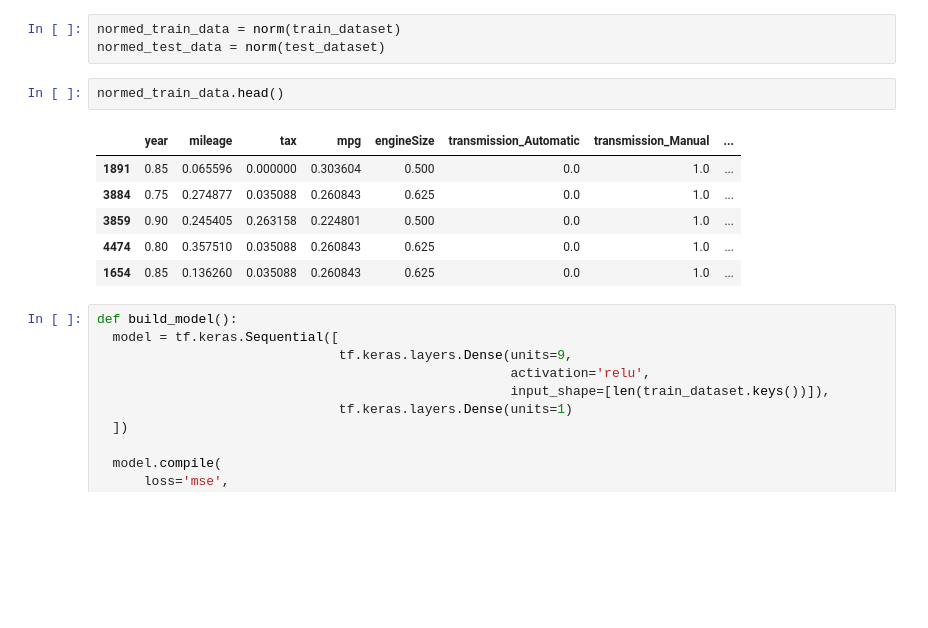
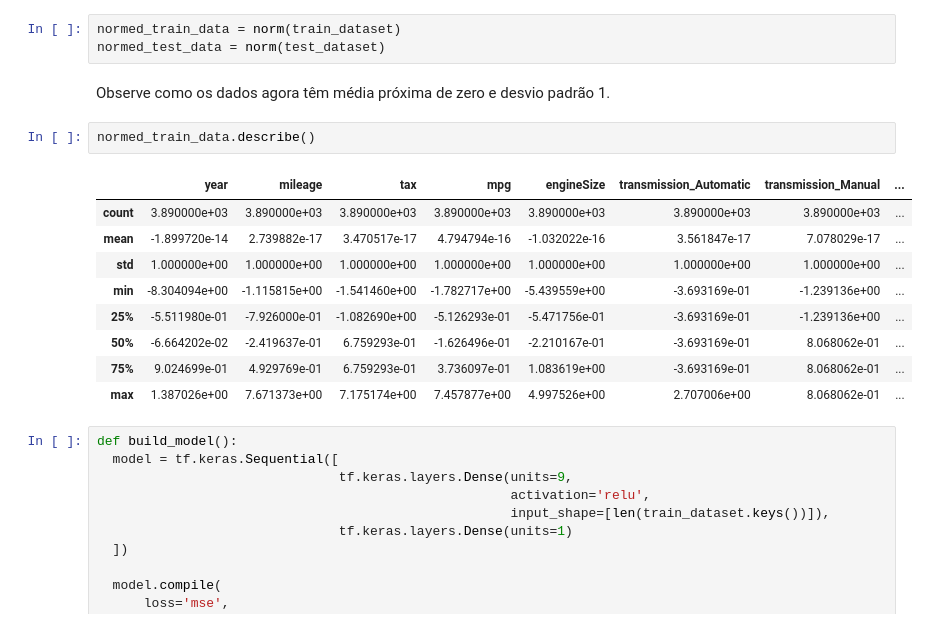
Before and after one commit to Petesuchos/rn_carros_usados, a Jupyter notebook: used_car_price_nn_predictor.ipynb, the cells around one changed output. Cells and saved outputs as stored; diff of their text form; blank space fills up the shorter version.

```diff
--- a/used_car_price_nn_predictor.ipynb
+++ b/used_car_price_nn_predictor.ipynb
@@ -175,15 +175,20 @@ def norm(x):
 # %%
 normed_train_data = norm(train_dataset)
 normed_test_data = norm(test_dataset)
+# %% [markdown]
+Observe como os dados agora têm média próxima de zero e desvio padrão 1.
 # %%
-normed_train_data.head()
+normed_train_data.describe()
 # %% [output]
 |  | year | mileage | tax | mpg | engineSize | transmission_Automatic | transmission_Manual | ... |
-| 1891 | 0.85 | 0.065596 | 0.000000 | 0.303604 | 0.500 | 0.0 | 1.0 | ... |
-| 3884 | 0.75 | 0.274877 | 0.035088 | 0.260843 | 0.625 | 0.0 | 1.0 | ... |
-| 3859 | 0.90 | 0.245405 | 0.263158 | 0.224801 | 0.500 | 0.0 | 1.0 | ... |
-| 4474 | 0.80 | 0.357510 | 0.035088 | 0.260843 | 0.625 | 0.0 | 1.0 | ... |
-| 1654 | 0.85 | 0.136260 | 0.035088 | 0.260843 | 0.625 | 0.0 | 1.0 | ... |
+| count | 3.890000e+03 | 3.890000e+03 | 3.890000e+03 | 3.890000e+03 | 3.890000e+03 | 3.890000e+03 | 3.890000e+03 | ... |
+| mean | -1.899720e-14 | 2.739882e-17 | 3.470517e-17 | 4.794794e-16 | -1.032022e-16 | 3.561847e-17 | 7.078029e-17 | ... |
+| std | 1.000000e+00 | 1.000000e+00 | 1.000000e+00 | 1.000000e+00 | 1.000000e+00 | 1.000000e+00 | 1.000000e+00 | ... |
+| min | -8.304094e+00 | -1.115815e+00 | -1.541460e+00 | -1.782717e+00 | -5.439559e+00 | -3.693169e-01 | -1.239136e+00 | ... |
+| 25% | -5.511980e-01 | -7.926000e-01 | -1.082690e+00 | -5.126293e-01 | -5.471756e-01 | -3.693169e-01 | -1.239136e+00 | ... |
+| 50% | -6.664202e-02 | -2.419637e-01 | 6.759293e-01 | -1.626496e-01 | -2.210167e-01 | -3.693169e-01 | 8.068062e-01 | ... |
+| 75% | 9.024699e-01 | 4.929769e-01 | 6.759293e-01 | 3.736097e-01 | 1.083619e+00 | -3.693169e-01 | 8.068062e-01 | ... |
+| max | 1.387026e+00 | 7.671373e+00 | 7.175174e+00 | 7.457877e+00 | 4.997526e+00 | 2.707006e+00 | 8.068062e-01 | ... |
 # %%
 def build_model():
   model = tf.keras.Sequential([
```
Also changed, not shown: parts of 10 cells of this notebook.
